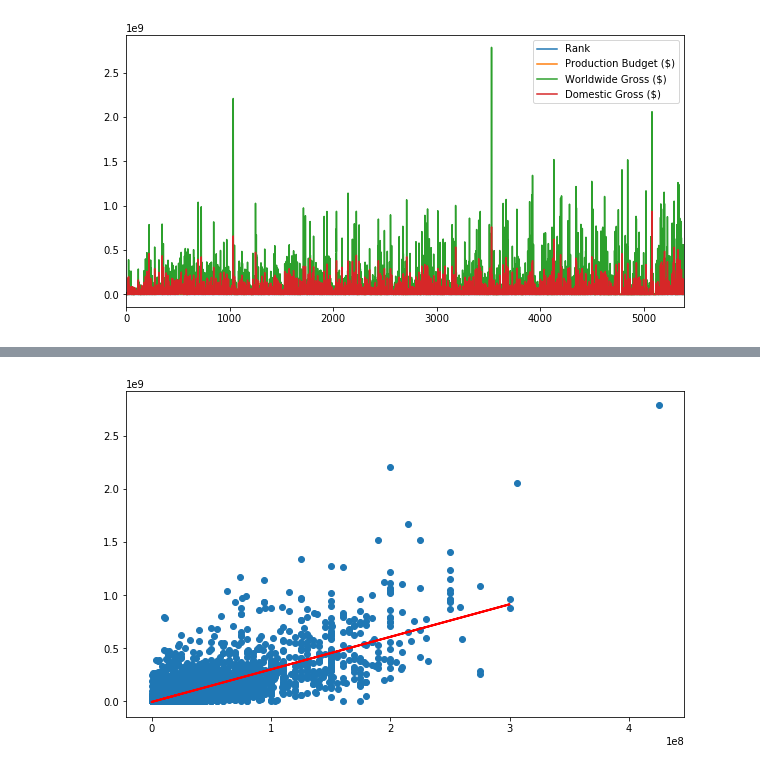
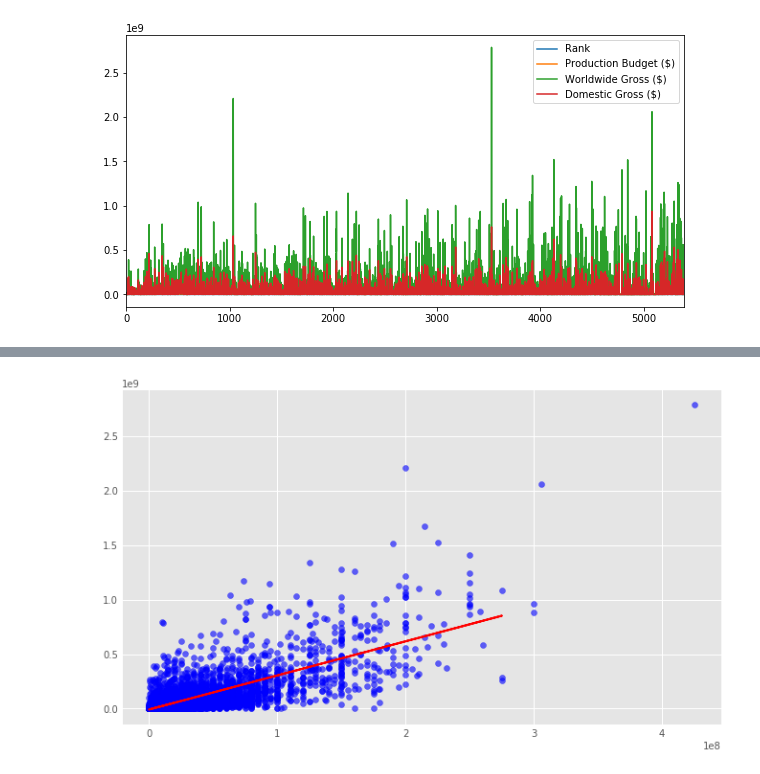
Before and after one commit to a2r7i4f3/MachineLearningTraining, a Jupyter notebook: LinearRegression-MovieRevenueExample.ipynb, the cells around one changed output, grey strips where cells are left out. Cells and saved outputs as stored; diff of their text form; code cells hidden in the pictures.

```diff
--- a/LinearRegression-MovieRevenueExample.ipynb
+++ b/LinearRegression-MovieRevenueExample.ipynb
@@ -99,11 +99,12 @@ X = pd.DataFrame(df["Production Budget ($)"])
 y = pd.DataFrame(df["Worldwide Gross ($)"])
 # %%
 plt.figure(figsize=(10,6))
-plt.scatter(X, y, alpha=0.4)
+plt.scatter(X, y, alpha=0.4, c='blue')
 plt.title("Film Cost vs Wordwide Revenue")
 plt.xlabel("Production Budget")
 plt.ylabel("Worldwide Gross")
 plt.xlim(0, 450000000)
 plt.ylim(0, 3000000000)
+plt.style.use("fivethirtyeight")
 plt.show()
 # %% [output]
@@ -138,7 +147,8 @@ array([[2.49484195e+07],
 # %%
 plt.figure(figsize=(10, 6))
-plt.scatter(X, y)
+plt.scatter(X, y, c='blue', alpha=0.6)
 plt.plot(X_test, y_preds, color='red', linewidth=2)
 plt.show()
+plt.style.use("ggplot")
 # %% [output]
-[figure, old version]
+[figure, new version]
```
Also changed, not shown: parts of 8 cells of this notebook.
